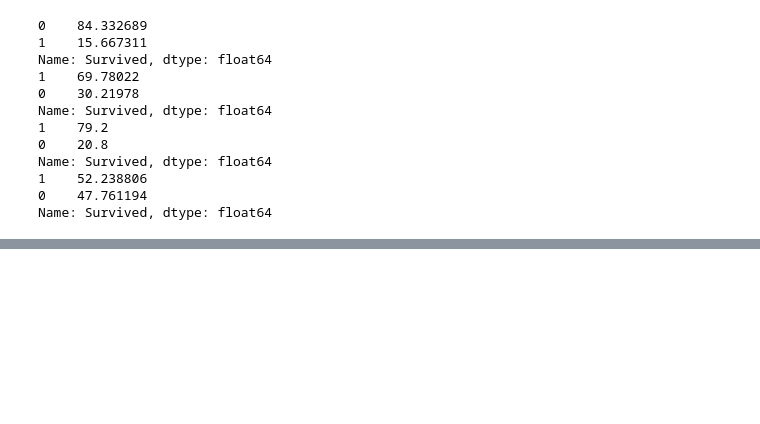
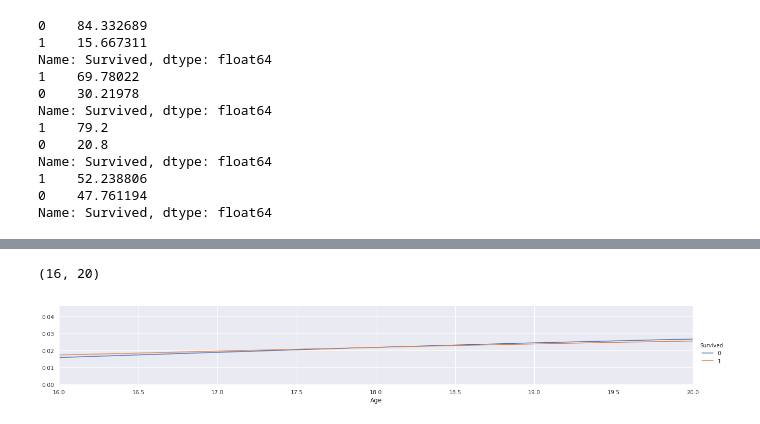
Before and after one commit to SkinkaDS/Titanic, a Jupyter notebook: thaynnara/titanic.ipynb, the cells around one changed output, grey strips where cells are left out. Cells and saved outputs as stored; diff of their text form; code cells hidden in the pictures; blank space fills up the shorter version.

```diff
--- a/thaynnara/titanic.ipynb
+++ b/thaynnara/titanic.ipynb
@@ -357,0 +421,10 @@ Name: Survived, dtype: float64
+# %%
+# zooming in
+facet = seaborn.FacetGrid(dataFrame, hue="Survived", aspect=6) #aspect = espaçamento do grafico
+facet.map(seaborn.kdeplot, "Age", shade=False) # shade = preenchimento
+facet.set(xlim=(0, dataFrame.Age.max()))
+facet.add_legend()
+plt.xlim(16, 20)
+# %% [output]
+(16, 20)
+[figure, added]
```
Also changed, not shown: parts of 14 cells of this notebook.
